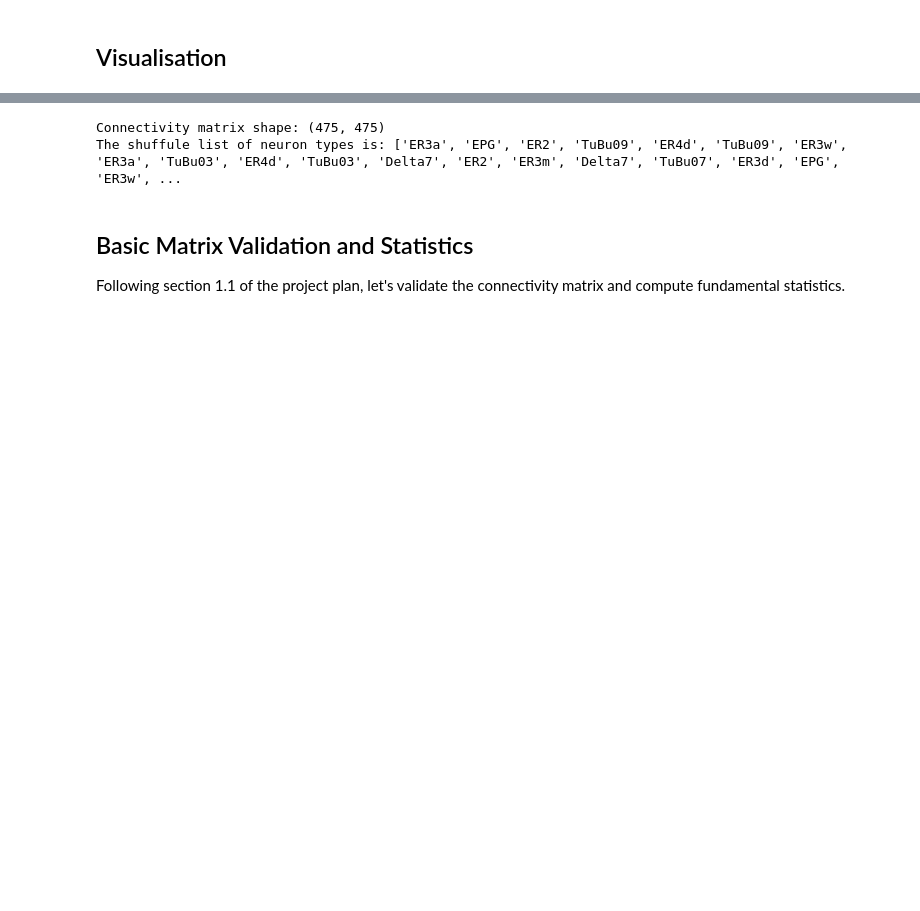
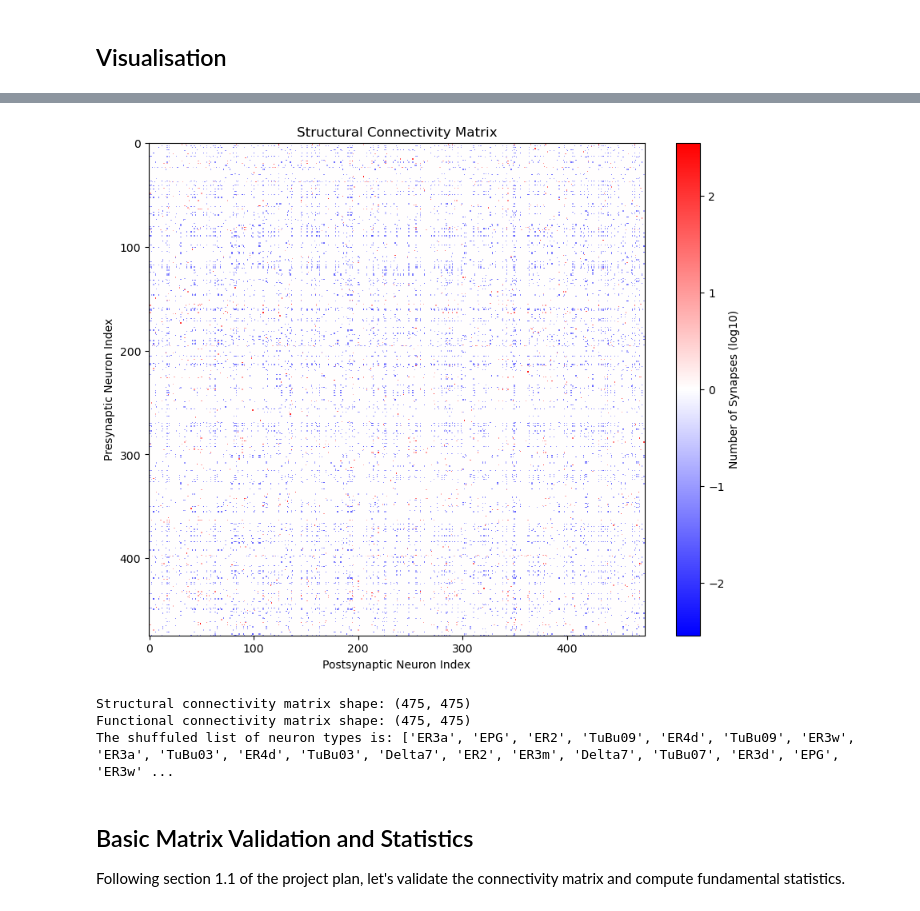
Before and after one commit to CharlesXu-Jingyue/GraphConnectomicsPOC, a Jupyter notebook: notebooks/01_preprocessing.ipynb, the cells around one changed output, grey strips where cells are left out. Cells and saved outputs as stored; diff of their text form; code cells hidden in the pictures; blank space fills up the shorter version.

```diff
--- a/notebooks/01_preprocessing.ipynb
+++ b/notebooks/01_preprocessing.ipynb
@@ -251,6 +264,23 @@ plt.show()
+# %%
+plt.figure(figsize=(10, 8))
+# plt.imshow(functional_connectivity_matrix, cmap='bwr', aspect='auto', vmin=-np.max(np.abs(functional_connectivity_matrix)), vmax=np.max(np.abs(functional_connectivity_matrix)))
+plt.imshow(np.log10(np.abs(functional_connectivity_matrix) + 1) * np.sign(functional_connectivity_matrix),
+           cmap='bwr', aspect='auto',
+           vmin=-np.max(np.log10(np.abs(functional_connectivity_matrix) + 1)),
+           vmax=np.max(np.log10(np.abs(functional_connectivity_matrix) + 1)),
+           interpolation='none')
+plt.colorbar(label='Number of Synapses (log10)')
+plt.title('Structural Connectivity Matrix')
+plt.xlabel('Postsynaptic Neuron Index')
+plt.ylabel('Presynaptic Neuron Index')
+plt.show()
+# %% [output]
+[figure, added]
 # %%
-print(f"Connectivity matrix shape: {connectivity_matrix.shape}")
-print(f"The shuffule list of neuron types is: {ctoi_list}")
+print(f"Structural connectivity matrix shape: {structural_connectivity_matrix.shape}")
+print(f"Functional connectivity matrix shape: {functional_connectivity_matrix.shape}")
+print(f"The shuffuled list of neuron types is: {ctoi_list}")
 # %% [output]
-Connectivity matrix shape: (475, 475)
-The shuffule list of neuron types is: ['ER3a', 'EPG', 'ER2', 'TuBu09', 'ER4d', 'TuBu09', 'ER3w', 'ER3a', 'TuBu03', 'ER4d', 'TuBu03', 'Delta7', 'ER2', 'ER3m', 'Delta7', 'TuBu07', 'ER3d', 'EPG', 'ER3w', ...
+Structural connectivity matrix shape: (475, 475)
+Functional connectivity matrix shape: (475, 475)
+The shuffuled list of neuron types is: ['ER3a', 'EPG', 'ER2', 'TuBu09', 'ER4d', 'TuBu09', 'ER3w', 'ER3a', 'TuBu03', 'ER4d', 'TuBu03', 'Delta7', 'ER2', 'ER3m', 'Delta7', 'TuBu07', 'ER3d', 'EPG', 'ER3w' ...
```
Also changed, not shown: parts of 16 cells of this notebook, 1 other file.
